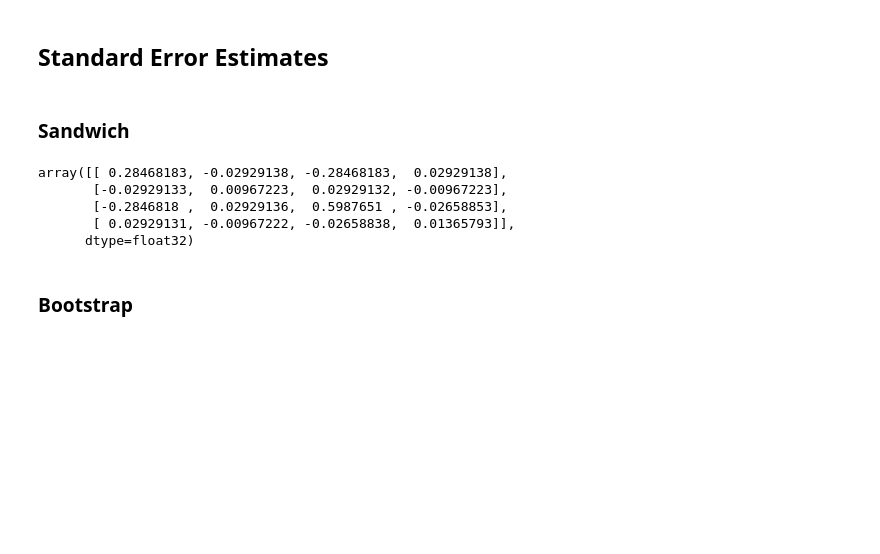
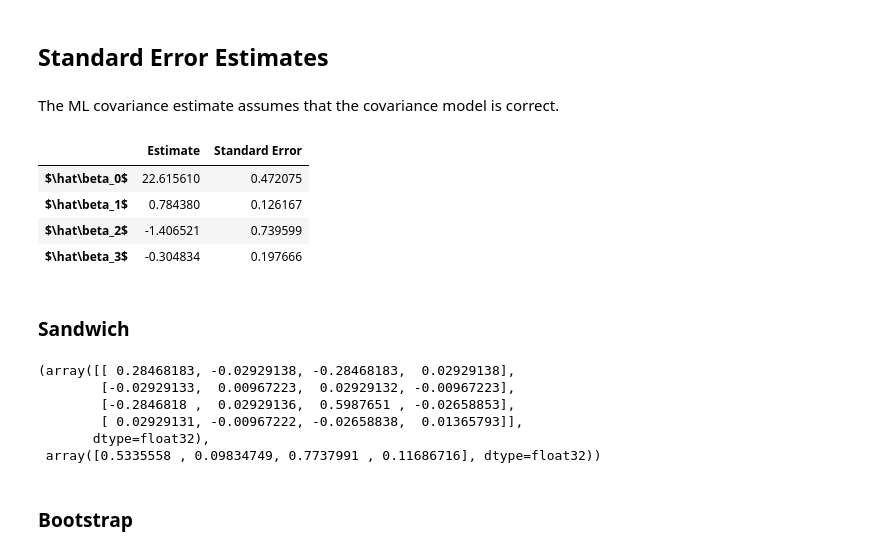
Before and after one commit to ppham27/stat571, a Jupyter notebook: hw5/sandwich_bootstrap_dental.ipynb, the cells around one changed output. Cells and saved outputs as stored; diff of their text form; code cells hidden in the pictures; blank space fills up the shorter version.

```diff
--- a/hw5/sandwich_bootstrap_dental.ipynb
+++ b/hw5/sandwich_bootstrap_dental.ipynb
@@ -128,2 +144,4 @@ array([2.256949], dtype=float32)
 # %% [markdown]
 ## Standard Error Estimates
+# %% [markdown]
+The ML covariance estimate assumes that the covariance model is correct.
@@ -130,3 +152,22 @@ array([2.256949], dtype=float32)
+# %%
+reml_weights = tf.linalg.cholesky_solve(
+    tf.linalg.cholesky(make_covariance_homoscedastic(log_variance)), tf.eye(4))
+
+reml_estimates = pd.DataFrame(collections.OrderedDict([
+    ('Estimate', tf.squeeze(solve_beta(X, y, reml_weights)).numpy()),
+    ('Standard Error', tf.sqrt(tf.linalg.diag_part(ml_covariance(X, reml_weights))).numpy()),
+]), index=['$\\hat\\beta_{i}$'.format(i=i) for i in range(4)])
+
+with open('reml_estimates.tex', 'w') as f:
+    f.write(reml_estimates.to_latex(escape=False))
+
+reml_estimates
+# %% [output]
+|  | Estimate | Standard Error |
+| $\hat\beta_0$ | 22.615610 | 0.472075 |
+| $\hat\beta_1$ | 0.784380 | 0.126167 |
+| $\hat\beta_2$ | -1.406521 | 0.739599 |
+| $\hat\beta_3$ | -0.304834 | 0.197666 |
 # %% [markdown]
 ### Sandwich
 # %%
@@ -147,14 +184,15 @@ sandwich_covariance_estimate = sandwich_covariance(
     X, y,
     tf.linalg.cholesky_solve(tf.linalg.cholesky(
         make_covariance_homoscedastic(log_variance)), tf.eye(X.shape[-1])))
-# %%
-sandwich_covariance_estimate.numpy()
-# %% [output]
-array([[ 0.28468183, -0.02929138, -0.28468183,  0.02929138],
-       [-0.02929133,  0.00967223,  0.02929132, -0.00967223],
-       [-0.2846818 ,  0.02929136,  0.5987651 , -0.02658853],
-       [ 0.02929131, -0.00967222, -0.02658838,  0.01365793]],
-      dtype=float32)
+# %%
+sandwich_covariance_estimate.numpy(), np.sqrt(np.diag(sandwich_covariance_estimate.numpy()))
+# %% [output]
+(array([[ 0.28468183, -0.02929138, -0.28468183,  0.02929138],
+        [-0.02929133,  0.00967223,  0.02929132, -0.00967223],
+        [-0.2846818 ,  0.02929136,  0.5987651 , -0.02658853],
+        [ 0.02929131, -0.00967222, -0.02658838,  0.01365793]],
+       dtype=float32),
+ array([0.5335558 , 0.09834749, 0.7737991 , 0.11686716], dtype=float32))
 # %% [markdown]
 ### Bootstrap
 # %%
```
Also changed, not shown: parts of 19 cells of this notebook, 8 other files.
